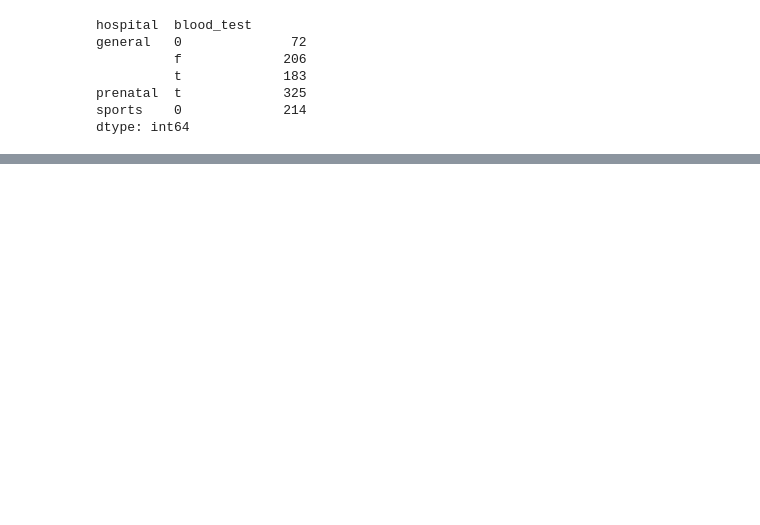
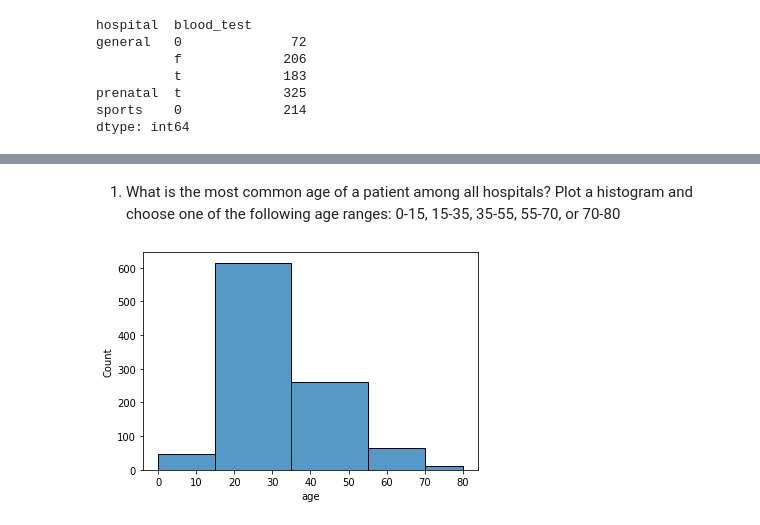
Before and after one commit to wojtekolesinski/hospital-data-visualisation, a Jupyter notebook: analysis.ipynb, the cells around one changed output, grey strips where cells are left out. Drawn from its saved outputs; the diff is of its cells as text; code cells hidden in the pictures; blank space fills up the shorter version.

```diff
--- a/analysis.ipynb
+++ b/analysis.ipynb
@@ -95,0 +68,9 @@ Name: hospital, Length: 217, dtype: object
+# %% [markdown]
+1. What is the most common age of a patient among all hospitals? Plot a histogram and choose one of the following age ranges: 0-15, 15-35, 35-55, 55-70, or 70-80
+# %%
+fig1, ax1 = plt.subplots()
+
+sns.histplot(x='age', data=combined_data, ax=ax1, bins=[0, 15, 35, 55, 70, 80])
+plt.show()
+# %% [output]
+[figure, added]
```
Also changed, not shown: parts of 12 cells of this notebook.
